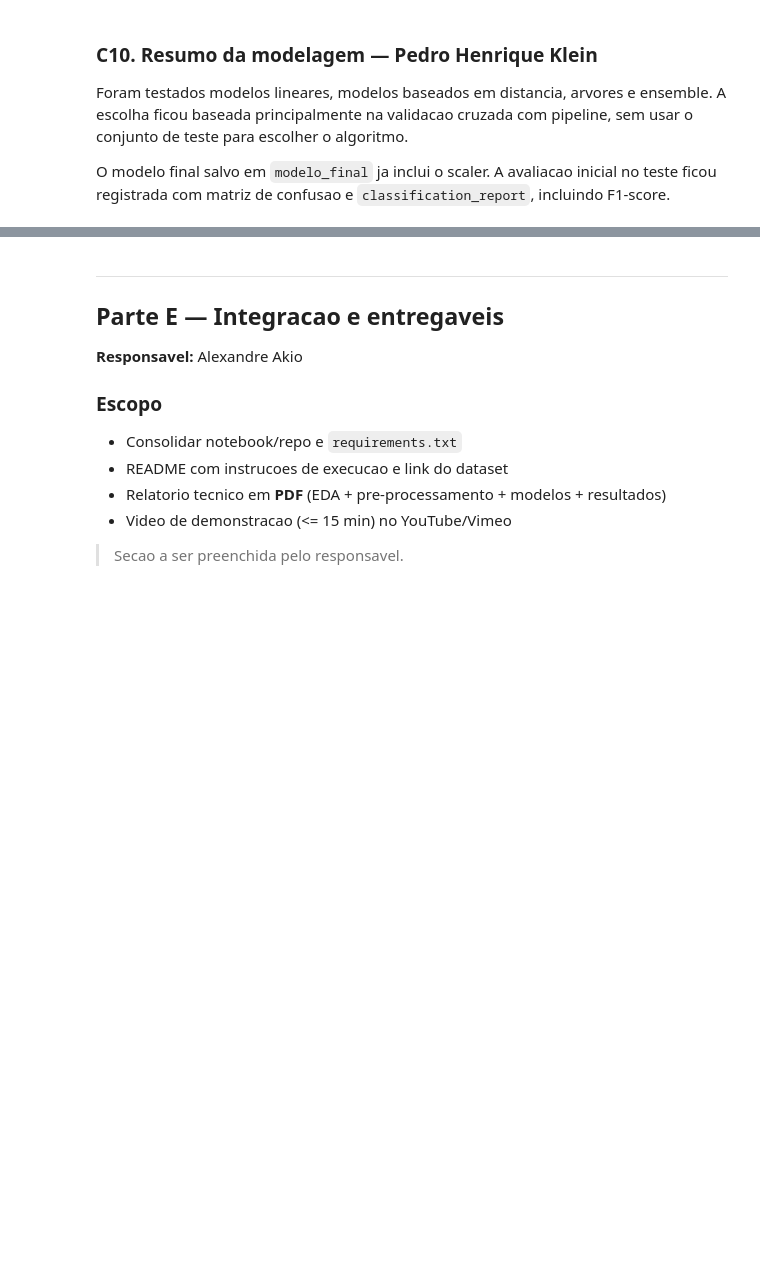
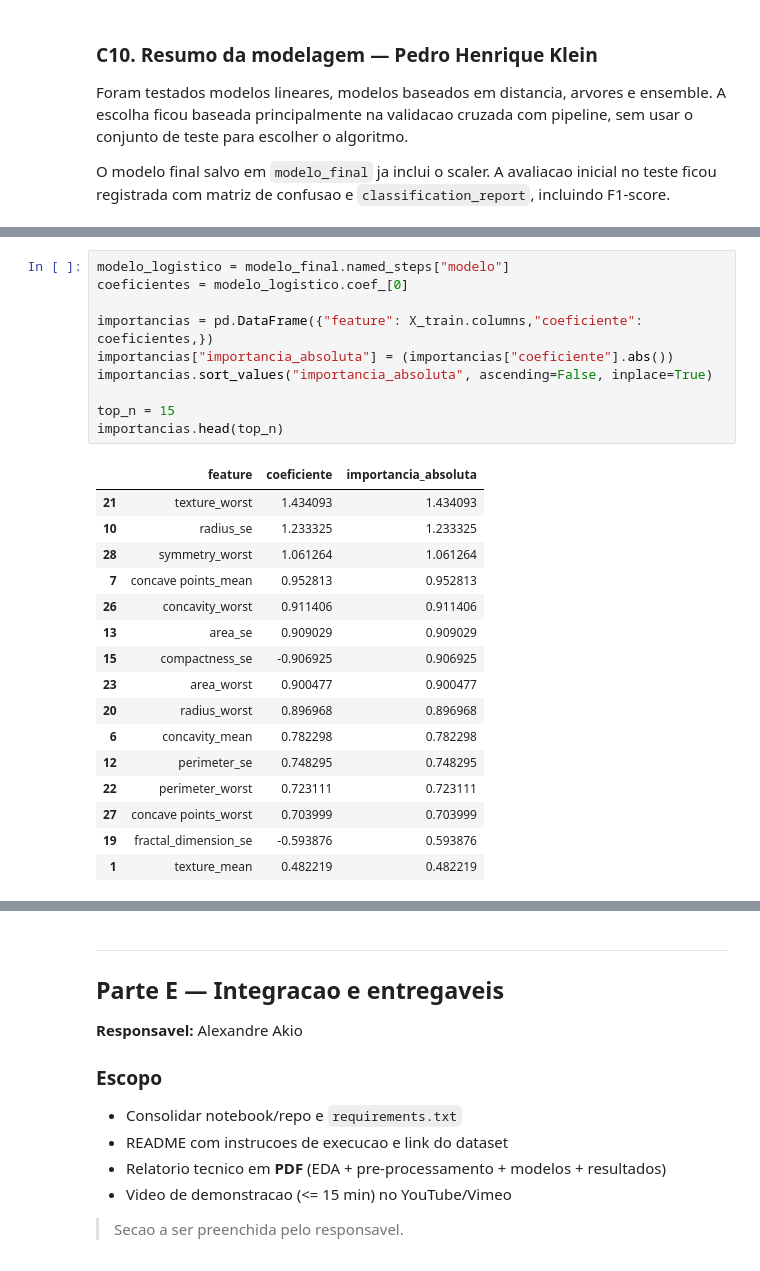
Before and after one commit to LuisEduardoOuroConrado/tech-challenge-fase1-g17, a Jupyter notebook: notebooks/01_pipeline_eda_preprocessamento.ipynb, the cells around one changed output, grey strips where cells are left out. Drawn from its saved outputs; the diff is of its cells as text; blank space fills up the shorter version.

```diff
--- a/notebooks/01_pipeline_eda_preprocessamento.ipynb
+++ b/notebooks/01_pipeline_eda_preprocessamento.ipynb
@@ -829,0 +994,27 @@ O modelo final salvo em `modelo_final` ja inclui o scaler. A avaliacao inicial n
+# %%
+modelo_logistico = modelo_final.named_steps["modelo"]
+coeficientes = modelo_logistico.coef_[0]
+
+importancias = pd.DataFrame({"feature": X_train.columns,"coeficiente": coeficientes,})
+importancias["importancia_absoluta"] = (importancias["coeficiente"].abs())
+importancias.sort_values("importancia_absoluta", ascending=False, inplace=True)
+
+top_n = 15
+importancias.head(top_n)
+# %% [output]
+|  | feature | coeficiente | importancia_absoluta |
+| 21 | texture_worst | 1.434093 | 1.434093 |
+| 10 | radius_se | 1.233325 | 1.233325 |
+| 28 | symmetry_worst | 1.061264 | 1.061264 |
+| 7 | concave points_mean | 0.952813 | 0.952813 |
+| 26 | concavity_worst | 0.911406 | 0.911406 |
+| 13 | area_se | 0.909029 | 0.909029 |
+| 15 | compactness_se | -0.906925 | 0.906925 |
+| 23 | area_worst | 0.900477 | 0.900477 |
+| 20 | radius_worst | 0.896968 | 0.896968 |
+| 6 | concavity_mean | 0.782298 | 0.782298 |
+| 12 | perimeter_se | 0.748295 | 0.748295 |
+| 22 | perimeter_worst | 0.723111 | 0.723111 |
+| 27 | concave points_worst | 0.703999 | 0.703999 |
+| 19 | fractal_dimension_se | -0.593876 | 0.593876 |
+| 1 | texture_mean | 0.482219 | 0.482219 |
```
Also changed, not shown: parts of 32 cells of this notebook.
